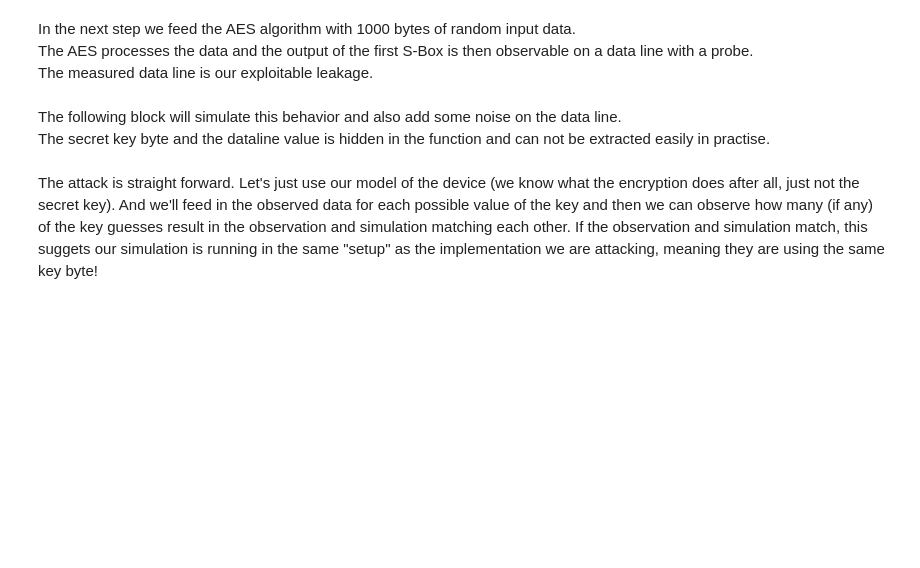
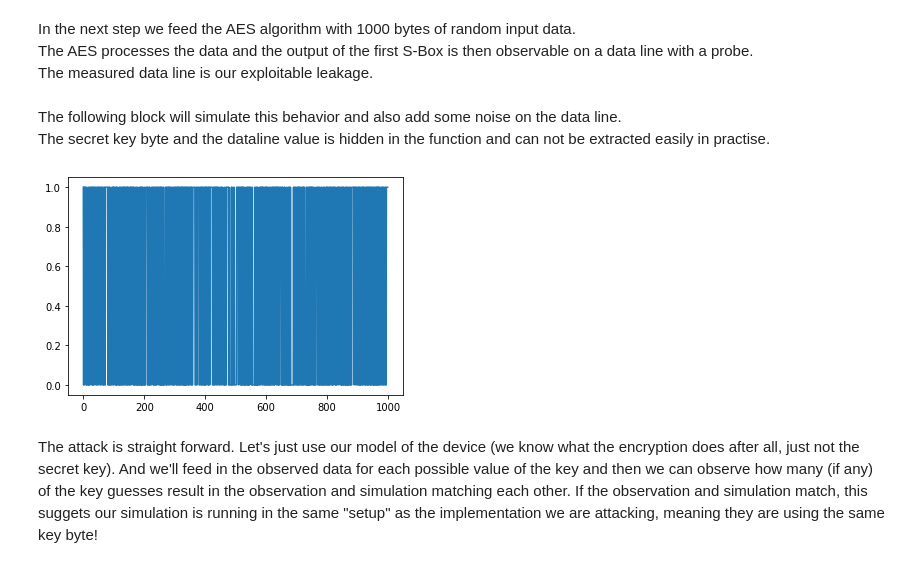
Before and after one commit to datend3nker/security-lab-ss2022-ludwig-ettner, a Jupyter notebook: 2 - differential power analysis/Task_2 - DPA on AES.ipynb, the cells around one changed output. Saved outputs shown, nothing was run; the diff lists cells and outputs as text; code cells hidden in the pictures; blank space fills up the shorter version.

```diff
--- a/2 - differential power analysis/Task_2 - DPA on AES.ipynb
+++ b/2 - differential power analysis/Task_2 - DPA on AES.ipynb
@@ -69,22 +69,22 @@ The S-Box is constant, independent from the key and has the following 256 entrie
 # %%
 sbox = [
     # 0    1    2    3    4    5    6    7    8    9    a    b    c    d    e    f
-    0x63,0x7c,0x77,0x7b,0xf2,0x6b,0x6f,0xc5,0x30,0x01,0x67,0x2b,0xfe,0xd7,0xab,0x76, # 0
-    0xca,0x82,0xc9,0x7d,0xfa,0x59,0x47,0xf0,0xad,0xd4,0xa2,0xaf,0x9c,0xa4,0x72,0xc0, # 1
-    0xb7,0xfd,0x93,0x26,0x36,0x3f,0xf7,0xcc,0x34,0xa5,0xe5,0xf1,0x71,0xd8,0x31,0x15, # 2
-    0x04,0xc7,0x23,0xc3,0x18,0x96,0x05,0x9a,0x07,0x12,0x80,0xe2,0xeb,0x27,0xb2,0x75, # 3
-    0x09,0x83,0x2c,0x1a,0x1b,0x6e,0x5a,0xa0,0x52,0x3b,0xd6,0xb3,0x29,0xe3,0x2f,0x84, # 4
-    0x53,0xd1,0x00,0xed,0x20,0xfc,0xb1,0x5b,0x6a,0xcb,0xbe,0x39,0x4a,0x4c,0x58,0xcf, # 5
-    0xd0,0xef,0xaa,0xfb,0x43,0x4d,0x33,0x85,0x45,0xf9,0x02,0x7f,0x50,0x3c,0x9f,0xa8, # 6
-    0x51,0xa3,0x40,0x8f,0x92,0x9d,0x38,0xf5,0xbc,0xb6,0xda,0x21,0x10,0xff,0xf3,0xd2, # 7
-    0xcd,0x0c,0x13,0xec,0x5f,0x97,0x44,0x17,0xc4,0xa7,0x7e,0x3d,0x64,0x5d,0x19,0x73, # 8
-    0x60,0x81,0x4f,0xdc,0x22,0x2a,0x90,0x88,0x46,0xee,0xb8,0x14,0xde,0x5e,0x0b,0xdb, # 9
-    0xe0,0x32,0x3a,0x0a,0x49,0x06,0x24,0x5c,0xc2,0xd3,0xac,0x62,0x91,0x95,0xe4,0x79, # a
-    0xe7,0xc8,0x37,0x6d,0x8d,0xd5,0x4e,0xa9,0x6c,0x56,0xf4,0xea,0x65,0x7a,0xae,0x08, # b
-    0xba,0x78,0x25,0x2e,0x1c,0xa6,0xb4,0xc6,0xe8,0xdd,0x74,0x1f,0x4b,0xbd,0x8b,0x8a, # c
-    0x70,0x3e,0xb5,0x66,0x48,0x03,0xf6,0x0e,0x61,0x35,0x57,0xb9,0x86,0xc1,0x1d,0x9e, # d
-    0xe1,0xf8,0x98,0x11,0x69,0xd9,0x8e,0x94,0x9b,0x1e,0x87,0xe9,0xce,0x55,0x28,0xdf, # e
-    0x8c,0xa1,0x89,0x0d,0xbf,0xe6,0x42,0x68,0x41,0x99,0x2d,0x0f,0xb0,0x54,0xbb,0x16  # f
+    [0x63,0x7c,0x77,0x7b,0xf2,0x6b,0x6f,0xc5,0x30,0x01,0x67,0x2b,0xfe,0xd7,0xab,0x76], # 0
+    [0xca,0x82,0xc9,0x7d,0xfa,0x59,0x47,0xf0,0xad,0xd4,0xa2,0xaf,0x9c,0xa4,0x72,0xc0], # 1
+    [0xb7,0xfd,0x93,0x26,0x36,0x3f,0xf7,0xcc,0x34,0xa5,0xe5,0xf1,0x71,0xd8,0x31,0x15], # 2
+    [0x04,0xc7,0x23,0xc3,0x18,0x96,0x05,0x9a,0x07,0x12,0x80,0xe2,0xeb,0x27,0xb2,0x75], # 3
+    [0x09,0x83,0x2c,0x1a,0x1b,0x6e,0x5a,0xa0,0x52,0x3b,0xd6,0xb3,0x29,0xe3,0x2f,0x84], # 4
+    [0x53,0xd1,0x00,0xed,0x20,0xfc,0xb1,0x5b,0x6a,0xcb,0xbe,0x39,0x4a,0x4c,0x58,0xcf], # 5
+    [0xd0,0xef,0xaa,0xfb,0x43,0x4d,0x33,0x85,0x45,0xf9,0x02,0x7f,0x50,0x3c,0x9f,0xa8], # 6
+    [0x51,0xa3,0x40,0x8f,0x92,0x9d,0x38,0xf5,0xbc,0xb6,0xda,0x21,0x10,0xff,0xf3,0xd2], # 7
+    [0xcd,0x0c,0x13,0xec,0x5f,0x97,0x44,0x17,0xc4,0xa7,0x7e,0x3d,0x64,0x5d,0x19,0x73], # 8
+    [0x60,0x81,0x4f,0xdc,0x22,0x2a,0x90,0x88,0x46,0xee,0xb8,0x14,0xde,0x5e,0x0b,0xdb], # 9
+    [0xe0,0x32,0x3a,0x0a,0x49,0x06,0x24,0x5c,0xc2,0xd3,0xac,0x62,0x91,0x95,0xe4,0x79], # a
+    [0xe7,0xc8,0x37,0x6d,0x8d,0xd5,0x4e,0xa9,0x6c,0x56,0xf4,0xea,0x65,0x7a,0xae,0x08], # b
+    [0xba,0x78,0x25,0x2e,0x1c,0xa6,0xb4,0xc6,0xe8,0xdd,0x74,0x1f,0x4b,0xbd,0x8b,0x8a], # c
+    [0x70,0x3e,0xb5,0x66,0x48,0x03,0xf6,0x0e,0x61,0x35,0x57,0xb9,0x86,0xc1,0x1d,0x9e], # d
+    [0xe1,0xf8,0x98,0x11,0x69,0xd9,0x8e,0x94,0x9b,0x1e,0x87,0xe9,0xce,0x55,0x28,0xdf], # e
+    [0x8c,0xa1,0x89,0x0d,0xbf,0xe6,0x42,0x68,0x41,0x99,0x2d,0x0f,0xb0,0x54,0xbb,0x16]  # f
 ]
 # %% [markdown]
 <div>
@@ -109,4 +112,9 @@ replace this line with your observations
 To get started with the key extraction you need to define a function that takes an input byte and a key byte and returns the output of the S-Box.
 # %%
 def aes_sbox(inputdata, key):
-    raise NotImplementedError("Add your code here, and delete this.")
+    input_s = inputdata ^ key
+    if input_s < 16:
+        return sbox[0][input_s]
+    row = input_s // 16
+    col =  input_s - (16 * row)
+    return sbox[row][col]
@@ -145,9 +159,11 @@ leaked_data = [((aes_secret(a) & (1<<data_line))>>data_line) for a in input_data
 # %%
 #You can print or plot your data here
 import matplotlib.pylab as plt
-plt.figure()
-
-raise NotImplementedError("Add your code here, and delete this.")
+plt.plot(leaked_data)
+plt.rcParams['figure.dpi'] = 30000
+plt.show()
+# %% [output]
+[figure, added]
 # %% [markdown]
 The attack is straight forward. Let's just use our model of the device (we know what the encryption does after all, just not the secret key). And we'll feed in the observed data for each possible value of the key and then we can observe how many (if any) of the key guesses result in the observation and simulation matching each other. If the observation and simulation match, this suggets our simulation is running in the same "setup" as the implementation we are attacking, meaning they are using the same key byte!
 # %% [markdown]
```
Also changed, not shown: parts of 14 cells of this notebook.
